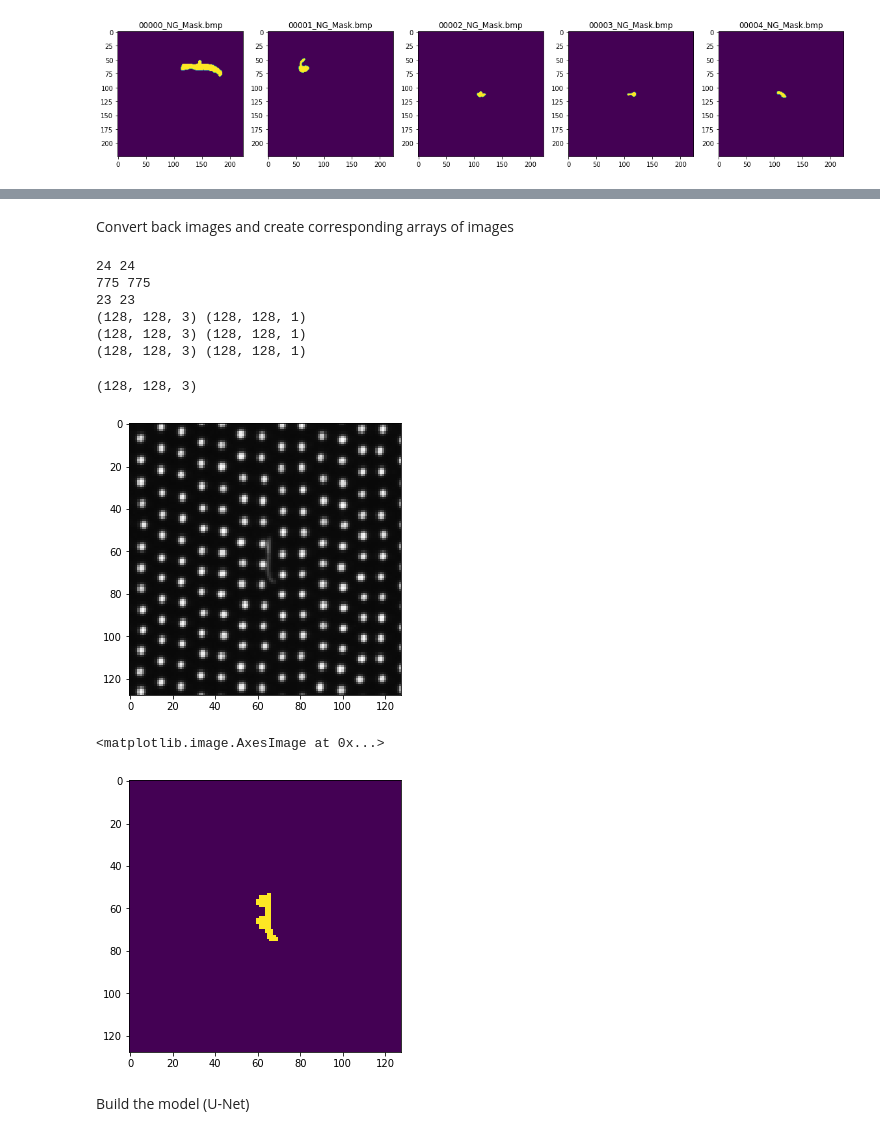
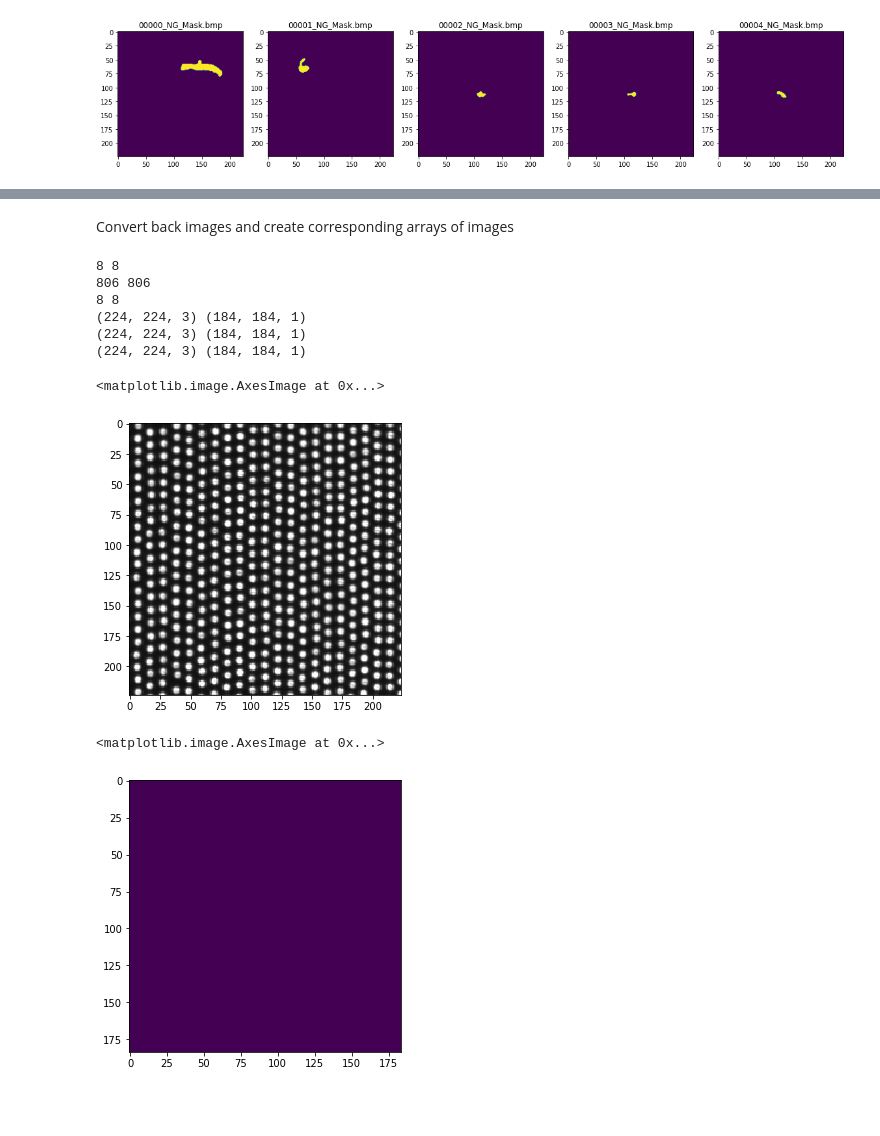
Before and after one commit to SAP-samples/btp-ai-sustainability-bootcamp, a Jupyter notebook: src/ai-models/defect-detection/notebooks/defect_detection_development_segmentation.ipynb, the cells around one changed output, grey strips where cells are left out. Saved outputs shown, nothing was run; the diff lists cells and outputs as text; code cells hidden in the pictures; blank space fills up the shorter version.

```diff
--- a/src/ai-models/defect-detection/notebooks/defect_detection_development_segmentation.ipynb
+++ b/src/ai-models/defect-detection/notebooks/defect_detection_development_segmentation.ipynb
@@ -113,12 +110,12 @@ def create_dataset(img_folder, bnw, binary):
     return img_data_array
 # %%
 # extract the image array and class name
-img_dataset_ok = create_dataset(path_img_ok, False, False)
-img_dataset_ko = create_dataset(path_img_ko, False, False)
-msk_dataset_ok = create_dataset(path_msk_ok, True, False)
-msk_dataset_ko = create_dataset(path_msk_ko, True, False)
+img_dataset_ok = create_dataset(path_img_ok, False, False, IMG_WIDTH, IMG_HEIGHT)
+img_dataset_ko = create_dataset(path_img_ko, False, False, IMG_WIDTH, IMG_HEIGHT)
+msk_dataset_ok = create_dataset(path_msk_ok, True, False, MSK_WIDTH, MSK_HEIGHT)
+msk_dataset_ko = create_dataset(path_msk_ko, True, False, MSK_WIDTH, MSK_HEIGHT)
 
-img_dataset_ok_bin = create_dataset(path_img_ok, False, True)
-img_dataset_ko_bin = create_dataset(path_img_ko, False, True)
-msk_dataset_ok_bin = create_dataset(path_msk_ok, True, True)
-msk_dataset_ko_bin = create_dataset(path_msk_ko, True, True)
+img_dataset_ok_bin = create_dataset(path_img_ok, False, True, IMG_WIDTH, IMG_HEIGHT)
+img_dataset_ko_bin = create_dataset(path_img_ko, False, True, IMG_WIDTH, IMG_HEIGHT)
+msk_dataset_ok_bin = create_dataset(path_msk_ok, True, True, MSK_WIDTH, MSK_HEIGHT)
+msk_dataset_ko_bin = create_dataset(path_msk_ko, True, True, MSK_WIDTH, MSK_HEIGHT)
@@ -187,9 +184,9 @@ Reshuffle and split the dataframe
 # %%
 df_dataset_tot = df_dataset_tot.sample(frac=1).reset_index(drop=True)
 # %%
-df_dataset_train, df_dataset_test = train_test_split(df_dataset_tot, test_size=0.97, random_state=25)
+df_dataset_train, df_dataset_test = train_test_split(df_dataset_tot, test_size=0.99, random_state=25)
 # %%
-df_dataset_val, df_dataset_test = train_test_split(df_dataset_test, test_size=0.97, random_state=25)
+df_dataset_val, df_dataset_test = train_test_split(df_dataset_test, test_size=0.99, random_state=25)
 # %%
 df_dataset_train.groupby("label")['image'].count()
 # %% [output]
@@ -222,22 +219,22 @@ No. of validation examples: 23
-# %% [markdown]
-Convert back images and create corresponding arrays of images
+# %% [markdown]
+Convert back images and create corresponding arrays of images
 # %%
-def convert_back(df, type, color_int):
+def convert_back(df, type, color_int, width, height):
     temp_arr = []
     for i in df[type].values:
         a = np.frombuffer(i, dtype=np.float32)
-        a = a.reshape(IMG_WIDTH,IMG_HEIGHT,color_int)
+        a = a.reshape(width,height,color_int)
         temp_arr.append(a)
         #print(a.shape)
     return temp_arr
 
-img_train = convert_back(df_dataset_train, 'image', 3)
-img_test = convert_back(df_dataset_test, 'image', 3)
-img_val = convert_back(df_dataset_val, 'image', 3)
+img_train = convert_back(df_dataset_train, 'image', 3, IMG_WIDTH, IMG_HEIGHT)
+img_test = convert_back(df_dataset_test, 'image', 3, IMG_WIDTH, IMG_HEIGHT)
+img_val = convert_back(df_dataset_val, 'image', 3, IMG_WIDTH, IMG_HEIGHT)
 
-msk_train = convert_back(df_dataset_train, 'mask', 1)
-msk_test = convert_back(df_dataset_test, 'mask', 1)
-msk_val = convert_back(df_dataset_val, 'mask', 1)
+msk_train = convert_back(df_dataset_train, 'mask', 1, MSK_WIDTH, MSK_HEIGHT)
+msk_test = convert_back(df_dataset_test, 'mask', 1, MSK_WIDTH, MSK_HEIGHT)
+msk_val = convert_back(df_dataset_val, 'mask', 1, MSK_WIDTH, MSK_HEIGHT)
 
 print(len(img_train), len(msk_train))
 print(len(img_test), len(msk_test))
@@ -247,26 +244,24 @@ print(img_train[0].shape, msk_train[0].shape)
 print(img_test[0].shape, msk_test[0].shape)
 print(img_val[0].shape, msk_val[0].shape)
 # %% [output]
-24 24
-775 775
-23 23
-(128, 128, 3) (128, 128, 1)
-(128, 128, 3) (128, 128, 1)
-(128, 128, 3) (128, 128, 1)
+8 8
+806 806
+8 8
+(224, 224, 3) (184, 184, 1)
+(224, 224, 3) (184, 184, 1)
+(224, 224, 3) (184, 184, 1)
 # %%
 plt.figure(figsize = (5, 5))
-plt.imshow(img_test[0], interpolation='nearest')
+plt.imshow(img_test[2], interpolation='nearest')
 #print(img_test[0])
-print(img_test[0].shape)
+#print(img_test[0].shape)
 # %% [output]
-(128, 128, 3)
+<matplotlib.image.AxesImage at 0x...>
-[figure, old version]
+[figure, new version]
 # %%
 plt.figure(figsize = (5, 5))
-plt.imshow(msk_test[0], interpolation='nearest')
+plt.imshow(msk_test[2], interpolation='nearest')
 #print(msk_test[0])
 # %% [output]
 <matplotlib.image.AxesImage at 0x...>
-[figure, old version]
+[figure, new version]
-# %% [markdown]
-Build the model (U-Net)
```
Also changed, not shown: parts of 81 cells of this notebook.
